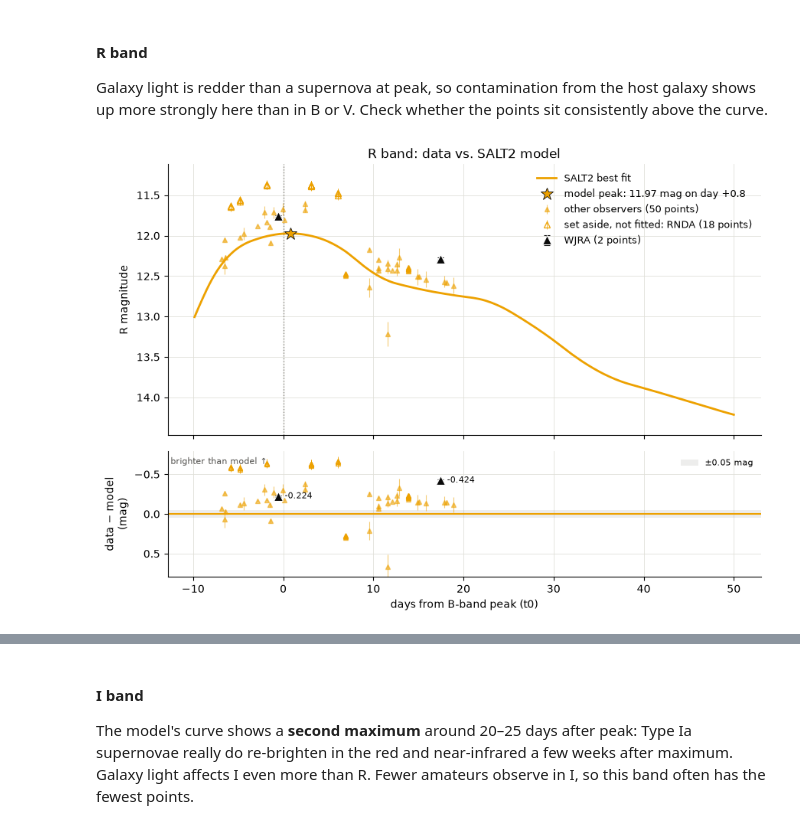
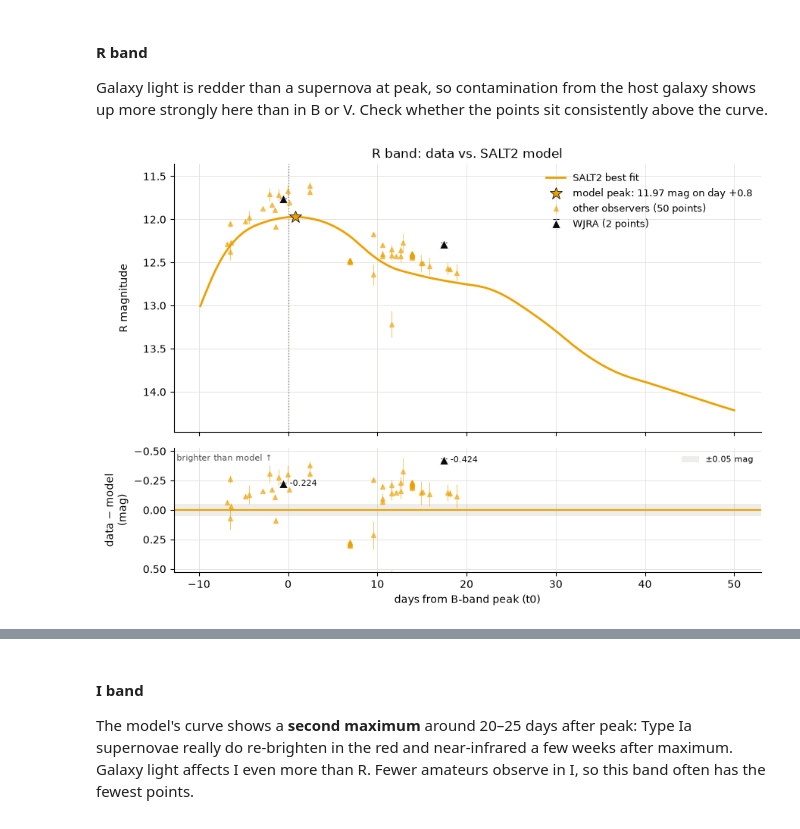
Before and after one commit to jeffrwatts/AstroNotebooks, a Jupyter notebook: sn1a_distance.ipynb, the cells around one changed output, grey strips where cells are left out. Saved outputs shown, nothing was run; the diff lists cells and outputs as text; code cells hidden in the pictures.

```diff
--- a/sn1a_distance.ipynb
+++ b/sn1a_distance.ipynb
@@ -364,7 +354,7 @@ plus 72 set-aside observations (RNDA), shown hollow for comparison
 The bluest band, and the one the peak brightness $m_B$ (Step 4) is measured in.
 Together with V, it sets the color $c$. B fades fastest after peak.
 # %%
-plots.plot_band_fit(res, fit, "B", MY_OBSERVER, excluded=res_excluded)
+plots.plot_band_fit(res, fit, "B", MY_OBSERVER)
 plt.show()
-report.observer_fit_table(res, "B", MY_OBSERVER, excluded=res_excluded)
+report.observer_fit_table(res, "B", MY_OBSERVER)
 # %% [output]
@@ -382,7 +371,7 @@ report.observer_fit_table(res, "B", MY_OBSERVER, excluded=res_excluded)
 Usually the band with the most observations, so it's the best place to see how
 different observers compare with each other on the same nights.
 # %%
-plots.plot_band_fit(res, fit, "V", MY_OBSERVER, excluded=res_excluded)
+plots.plot_band_fit(res, fit, "V", MY_OBSERVER)
 plt.show()
-report.observer_fit_table(res, "V", MY_OBSERVER, excluded=res_excluded)
+report.observer_fit_table(res, "V", MY_OBSERVER)
 # %% [output]
@@ -413,11 +401,11 @@ Galaxy light is redder than a supernova at peak, so contamination from the host
 galaxy shows up more strongly here than in B or V. Check whether the points sit
 consistently above the curve.
 # %%
-plots.plot_band_fit(res, fit, "R", MY_OBSERVER, excluded=res_excluded)
+plots.plot_band_fit(res, fit, "R", MY_OBSERVER)
 plt.show()
-report.observer_fit_table(res, "R", MY_OBSERVER, excluded=res_excluded)
+report.observer_fit_table(res, "R", MY_OBSERVER)
 # %% [output]
-[figure, old version]
+[figure, new version]
 | Observer | Points | First day | Last day | Offset (mag) | Scatter (mag) | Quoted error (mag) | Typical |pull| |
 | SSKB | 18 | -6.5 | +12.6 | -0.136 | 0.238 | 0.040 | 3.7 |
 | LMAN | 10 | +13.9 | +13.9 | -0.220 | 0.015 | 0.015 | 14.1 |
```
Also changed, not shown: parts of 6 cells of this notebook, 3 other files.
